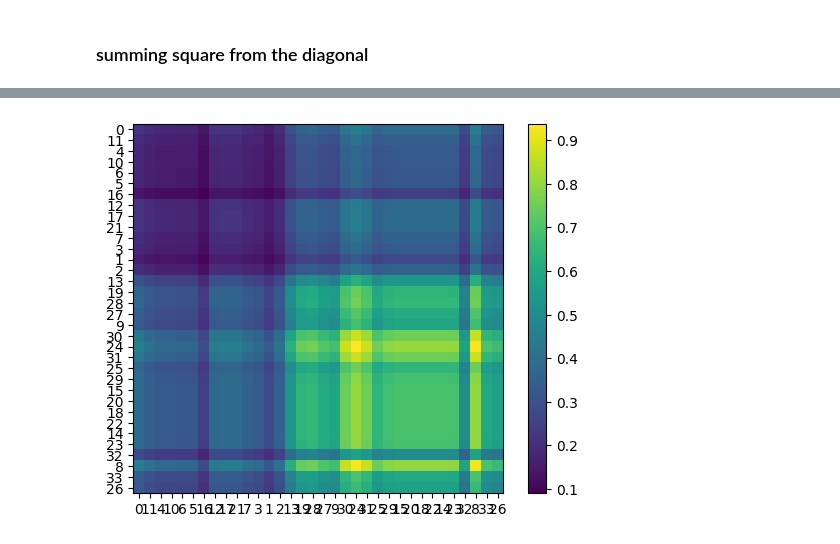
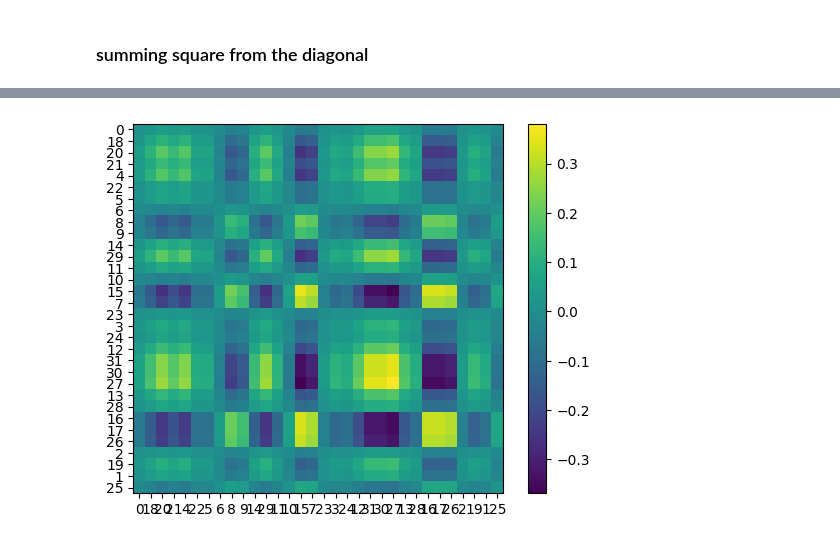
Before and after one commit to xiao278/svd_applications, a Jupyter notebook: community_detection_implementation.ipynb, the cells around one changed output, grey strips where cells are left out. Drawn from its saved outputs; the diff is of its cells as text; code cells hidden in the pictures.

```diff
--- a/community_detection_implementation.ipynb
+++ b/community_detection_implementation.ipynb
@@ -64,7 +64,7 @@ def draw_graph(A:np.ndarray, group_labels=None, top_nodes=None):
 #     3: [0,2,4,1],
 #     4: [5,7,6,3],
 #     5: [4,6,7],
-    # 6: [5,7,4],
+#     6: [5,7,4],
 #     7: [4,5,6],
 # }
 
@@ -77,8 +77,9 @@ def draw_graph(A:np.ndarray, group_labels=None, top_nodes=None):
 #     5: [4,0]
 # }
 
-# AL = nx.to_dict_of_lists(nx.davis_southern_women_graph())
-AL = nx.to_dict_of_lists(nx.karate_club_graph())
+AL = nx.to_dict_of_lists(nx.davis_southern_women_graph())
+# AL = nx.to_dict_of_lists(nx.karate_club_graph())
+# AL = nx.to_dict_of_lists(nx.watts_strogatz_graph(n=100, k=3, p=0.2))
 
 # top_nodes, bottom_nodes = bipartite.sets(nx.davis_southern_women_graph())
 
@@ -99,8 +100,10 @@ V = Vt.T
 S = np.diag(S)
 # %%
 svs = np.diag(S)
-decrease = np.abs(np.diff(svs_normalized, prepend=svs[0]))
-sns.lineplot(svs, marker='o')
-sns.barplot(x=list(range(len(decrease))), y=decrease, color='indigo')
+# svs_decrease = np.abs(np.diff(svs, prepend=svs[0]))
+k = calc_cutoff_index(svs)
+sns.lineplot(svs)
+sns.scatterplot(x=[k], y=[svs[k]], color='red')
+# sns.barplot(x=list(range(len(svs_decrease))), y=svs_decrease, color='indigo')
 plt.show()
 # %% [output]
@@ -108,8 +110,0 @@ plt.show()
-# %%
-svs_normalized = svs / svs[0] * len(svs)
-result = determine_rank_cutoff(svs / 2)
-angles = result['angles']
-points = result['points']
-for i, value in enumerate(angles):
-    plt.text(i, value, f'{points[i]}', ha='center')
-sns.lineplot(angles, marker='o')
@@ -239,22 +251,22 @@ draw_graph(A, group_labels=labels)
 # %%
 CMU, CMS, CMVt = np.linalg.svd(CM_REORDERED)
 CMV = CMVt.T
 CMS = np.diag(CMS)
 
-s = 0 #using the 2nd singular value you can see the clusters a lot more distinctively
+s = 2 #using the 2nd singular value you can see the clusters a lot more distinctively
 
 CMU_k = CMU[:,s:s+1]
 CMS_k = CMS[s:s+1,s:s+1]
 CMV_k = CMV[:,s:s+1]
 
 disp_mat = CMU_k @ CMS_k @ CMV_k.T
 plt.imshow(disp_mat, cmap='viridis')
 plt.xticks(range(len(INDEX)), INDEX)
 plt.yticks(range(len(INDEX)), INDEX)
 plt.colorbar()
 plt.show()
 # %% [output]
-[figure, old version]
+[figure, new version]
 # %%
 community_detection(CM_REORDERED, 0.5, sliced=False)
 # %% [output]
```
Also changed, not shown: parts of 14 cells of this notebook.
